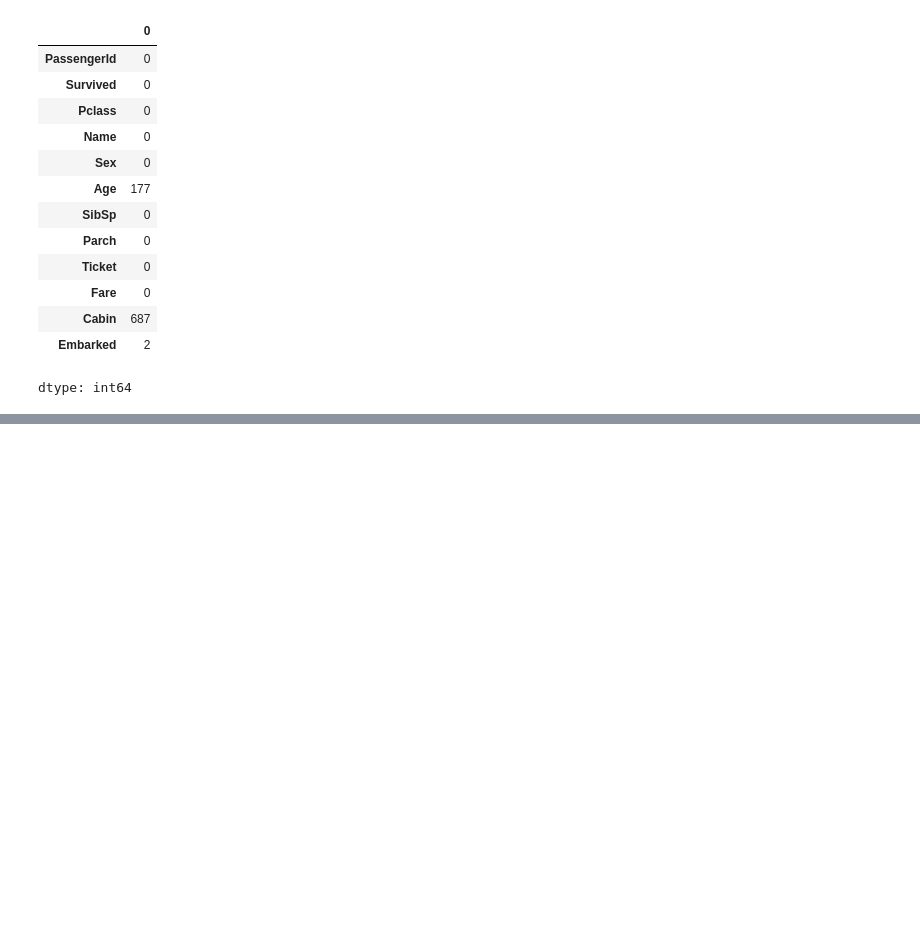
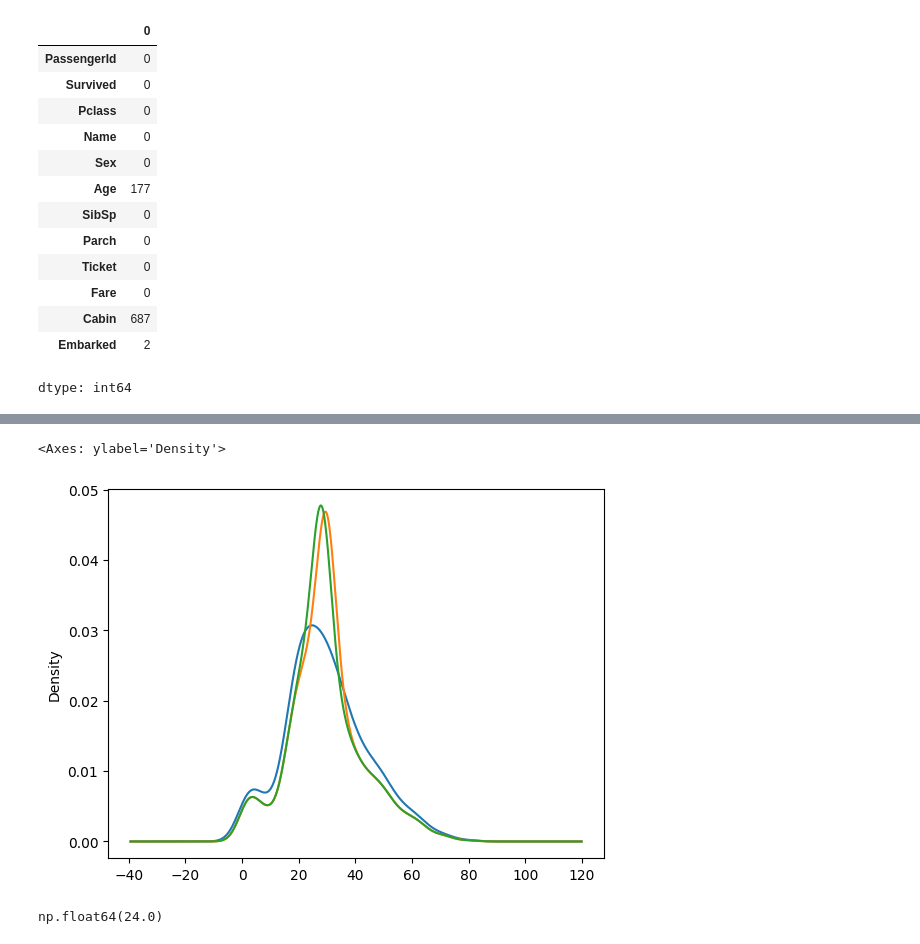
Before and after one commit to delowarshizar/Practice, a Jupyter notebook: 21lab.ipynb, the cells around one changed output, grey strips where cells are left out. Cells and saved outputs as stored; diff of their text form; code cells hidden in the pictures; blank space fills up the shorter version.

```diff
--- a/21lab.ipynb
+++ b/21lab.ipynb
@@ -40,0 +107,12 @@ dtype: int64
+# %%
+dataset["Age"].plot(kind='kde')
+dataset["Age_Mean"].plot(kind='kde')
+dataset["Age_Median"].plot(kind='kde')
+# %% [output]
+<Axes: ylabel='Density'>
+[figure, added]
+# %%
+mode = dataset['Age'].mode()[0]
+mode
+# %% [output]
+np.float64(24.0)
```
Also changed, not shown: parts of 15 cells of this notebook.
